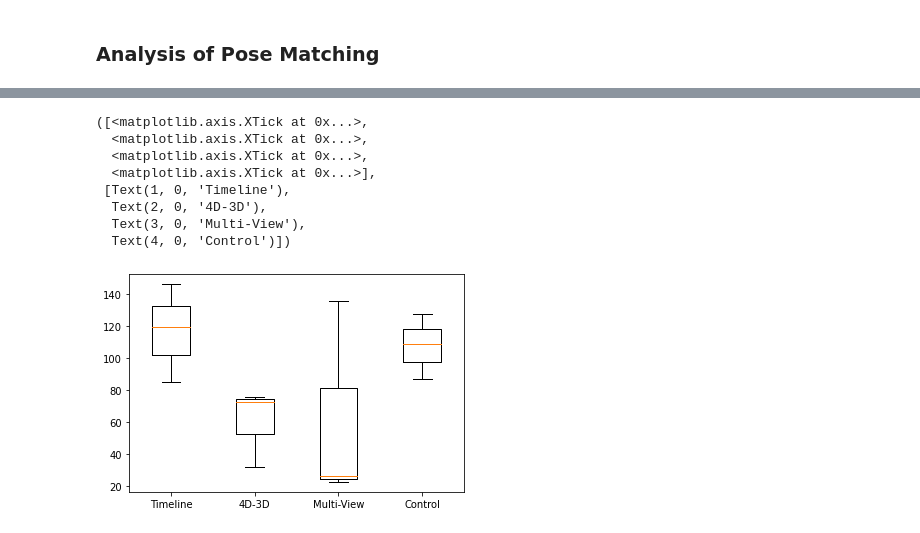
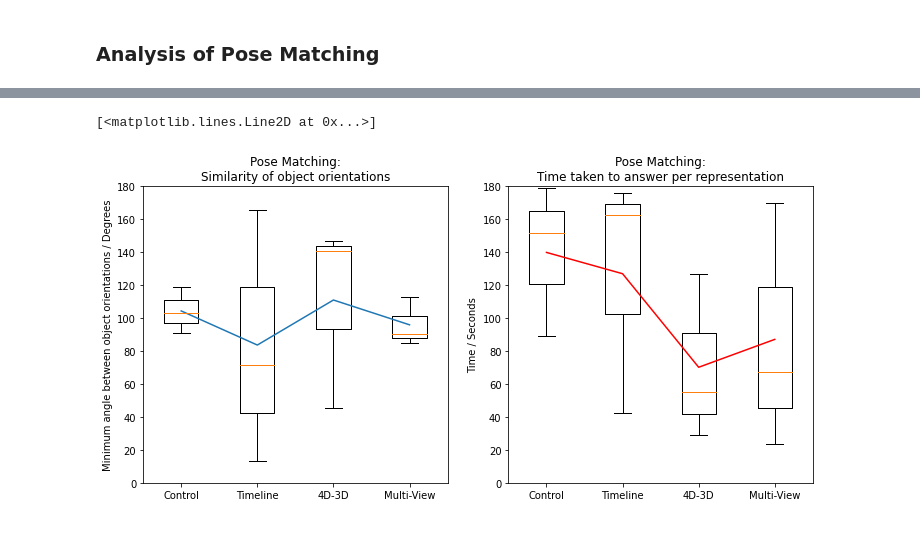
Before and after one commit to JoeSubbi/3D-Renderer-for-4D-Objects, a Jupyter notebook: Data Analysis/SingleFileAnalysis.ipynb, the cells around one changed output, grey strips where cells are left out. Drawn from its saved outputs; the diff is of its cells as text; code cells hidden in the pictures.

Commit message:
Experiment 3 & 4 - Correlations Data Analysis
use box plot and correlation matrices to analyse data
separate the single file analysis from multi file analysis and
rotor derivations

```diff
--- a/Data Analysis/SingleFileAnalysis.ipynb
+++ b/Data Analysis/SingleFileAnalysis.ipynb
@@ -19,13 +4,0 @@ coords=s4coords)
-# %%
-# Rotation of a vector using a Rotor
-
-# Vector
-a = s4.mv('a','vector')
-
-# Rotor
-b = s4.mv('b','bivector')
-s = s4.mv('s', 'scalar')
-p = s4.mv('p', 'pseudo')
-rotor = b + s + p
-
-(rotor * a * rotor.rev()).Fmt(3)
@@ -57,7 +12,11 @@ import numpy as np
 import matplotlib.pyplot as plt
 
 # user <- 10 or test
-user = "data/2-30-01-2022-13-00"#"data/1-29-01-2022-13-30"# "test"
+#user = "test"
+user = "data/1-29-01-2022-13-30"
+#user = "data/2-30-01-2022-13-00"
+#user = "data/3-30-01-2022-19-00"
+#user = "data/4-31-01-2022-16-00"
 filename = str(user) + ".json"
 data = ""
 
@@ -607,15 +868,32 @@ The accuracy data per representation:        {'Timeline': [85.0386842761908, 146
-# %%
-# Graphing
-d = [i for i in POSE_accuracy_data_per_rep(data).values()]
-plt.boxplot( d )
-plt.xticks([1, 2, 3, 4], order)
-# %% [output]
-([<matplotlib.axis.XTick at 0x...>,
-  <matplotlib.axis.XTick at 0x...>,
-  <matplotlib.axis.XTick at 0x...>,
-  <matplotlib.axis.XTick at 0x...>],
- [Text(1, 0, 'Timeline'),
-  Text(2, 0, '4D-3D'),
-  Text(3, 0, 'Multi-View'),
-  Text(4, 0, 'Control')])
-[figure, removed]
+# %%
+# Graphing
+
+fig = plt.figure(figsize = (12,12))
+ax0 = fig.add_subplot(221)
+ax1 = fig.add_subplot(222)
+
+ax0.set_title("Pose Matching:\nSimilarity of object orientations")
+d = [i for i in POSE_accuracy_data_per_rep(data).values()]
+ax0.boxplot( d )
+x = [1, 2, 3, 4]
+ax0.set_xticks(x, order)
+ax0.set_ylim((0, 180))
+ax0.set_ylabel("Minimum angle between object orientations / Degrees")
+y = POSE_average_accuracy_per_rep(data).values()
+ax0.plot(x, y)
+
+# Name ones which used a tetrahedron
+# Name ones which were labeled as "hard"
+
+ax1.set_title("Pose Matching:\nTime taken to answer per representation")
+d = [i for i in POSE_time_data_per_rep(data).values()]
+ax1.boxplot( d )
+x = [1, 2, 3, 4]
+ax1.set_xticks(x, order)
+ax1.set_ylim((0, 180))
+ax1.set_ylabel("Time / Seconds")
+y = POSE_average_time_per_rep(data).values()
+ax1.plot(x, y, 'r')
+# %% [output]
+[<matplotlib.lines.Line2D at 0x...>]
+[figure, added]
```
Also changed, not shown: parts of 18 cells of this notebook, 7 other files.
